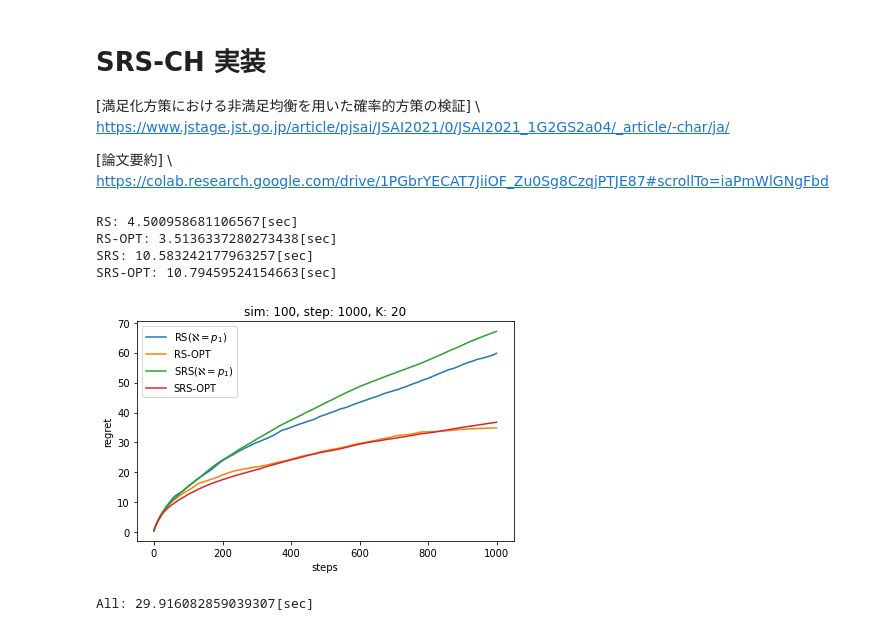
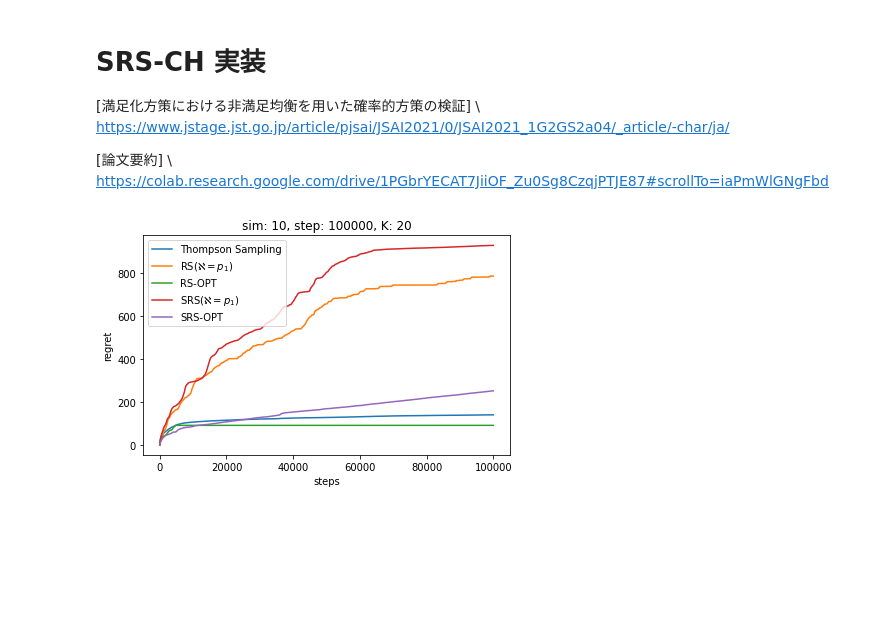
Before and after one commit to astrfo/SRS-CH, a Jupyter notebook: SRS.ipynb, the cells around one changed output. Cells and saved outputs as stored; diff of their text form; code cells hidden in the pictures; blank space fills up the shorter version.

```diff
--- a/SRS.ipynb
+++ b/SRS.ipynb
@@ -77,7 +78,7 @@ class RS(object):
 
     def initialize(self):
         self._V = np.array([0.5] * self._K)
-        self._n = np.array([1e-8] * self._K)
+        self._n = np.array([1e-4] * self._K)
         self._N = np.sum(self._n)
         self._RS = (self._n / (self._N)) * (self._V - self.aleph)
 
@@ -108,7 +109,7 @@ class RS_OPT(object):
 
     def initialize(self):
         self._V = np.array([0.5] * self._K)
-        self._n = np.array([1e-8] * self._K)
+        self._n = np.array([1e-4] * self._K)
         self._N = np.sum(self._n)
         self._RS = (self._n / (self._N)) * (self._V - self.aleph)
 
@@ -371,10 +372,12 @@ class Simulator(object):
     """
 
     def __init__(self, trial, step, K):
-        # self._policy = {TS(K): 'TS', RS(K): 'RS', RS_OPT(K): 'RS-OPT', SRS(K): 'SRS', SRS_OPT(K): 'SRS-OPT'}
-        # self._policy_plot_name = ['Thompson Sampling', 'RS($ℵ=p_1$)', 'RS-OPT', 'SRS($ℵ=p_1$)', 'SRS-OPT']
-        self._policy = {RS(K): 'RS', RS_OPT(K): 'RS-OPT', SRS(K): 'SRS', SRS_OPT(K): 'SRS-OPT'}
-        self._policy_plot_name = ['RS($ℵ=p_1$)', 'RS-OPT', 'SRS($ℵ=p_1$)', 'SRS-OPT']
+        self._policy = {TS(K): 'TS', RS(K): 'RS', RS_OPT(K): 'RS-OPT', SRS(K): 'SRS', SRS_OPT(K): 'SRS-OPT'}
+        self._policy_plot_name = ['Thompson Sampling', 'RS($ℵ=p_1$)', 'RS-OPT', 'SRS($ℵ=p_1$)', 'SRS-OPT']
+        # self._policy = {RS(K): 'RS', SRS(K): 'SRS', SRS_OPT(K): 'SRS-OPT'}
+        # self._policy_plot_name = ['RS($ℵ=p_1$)', 'SRS($ℵ=p_1$)', 'SRS-OPT']
+        # self._policy = {RS_OPT(K): 'RS-OPT', RS_Dyn(K): 'RS-Dyn', SRS_OPT(K): 'SRS-OPT', SRS_Dyn(K): 'SRS-Dyn'}
+        # self._policy_plot_name = ['RS-OPT', 'RS-Dyn', 'SRS-OPT', 'SRS-Dyn']
 
         self._trial = trial
         self._step = step
@@ -386,14 +389,11 @@ class Simulator(object):
 
     def run(self):
         for policy, name in self._policy.items():
-            start = time.time()
-            for t in range(self._trial):
+            for t in tqdm(range(self._trial)):
                 self._env = Environment(self._K)
                 self._prob = self._env.prob
-                if name == 'RS': policy.aleph = self._prob.max()
-                elif name == 'RS-OPT': policy.aleph = sum(sorted(self._prob, reverse=True)[:2]) / 2
-                elif name == 'SRS': policy.aleph = self._prob.max()
-                elif name == 'SRS-OPT': policy.aleph = sum(sorted(self._prob, reverse=True)[:2]) / 2
+                if name == 'RS' or name == 'SRS': policy.aleph = self._prob.max()
+                elif name == 'RS-OPT' or name == 'SRS-OPT': policy.aleph = sum(sorted(self._prob, reverse=True)[:2]) / 2
                 policy.initialize()
                 self._regretV = 0.0
                 for s in range(self._step):
@@ -402,8 +402,6 @@ class Simulator(object):
                     policy.update(arm, reward)
                     self.calc_regret(t, s, arm)
                     # if s % 2000 == 0: self._env.init_prob()       # 非定常環境
-            end = time.time()
-            print(f'{name}: {end - start}[sec]')
             self.print_regret()
         self.fig.tight_layout()
         plt.show()
@@ -420,20 +418,12 @@ class Simulator(object):
         self.ax.legend(labels=self._policy_plot_name, loc="upper left")
 # %%
 def main():
-    trial = 100
-    step = 1000
+    trial = 10
+    step = 100000
     K = 20
     sim = Simulator(trial, step, K)
     sim.run()
 
-start = time.time()
 main()
-end = time.time()
-print(f'All: {end - start}[sec]')
 # %% [output]
-RS: 4.500958681106567[sec]
-RS-OPT: 3.5136337280273438[sec]
-SRS: 10.583242177963257[sec]
-SRS-OPT: 10.79459524154663[sec]
-[figure, old version]
+[figure, new version]
-All: 29.916082859039307[sec]
```
Also changed, not shown: parts of 6 cells of this notebook.
